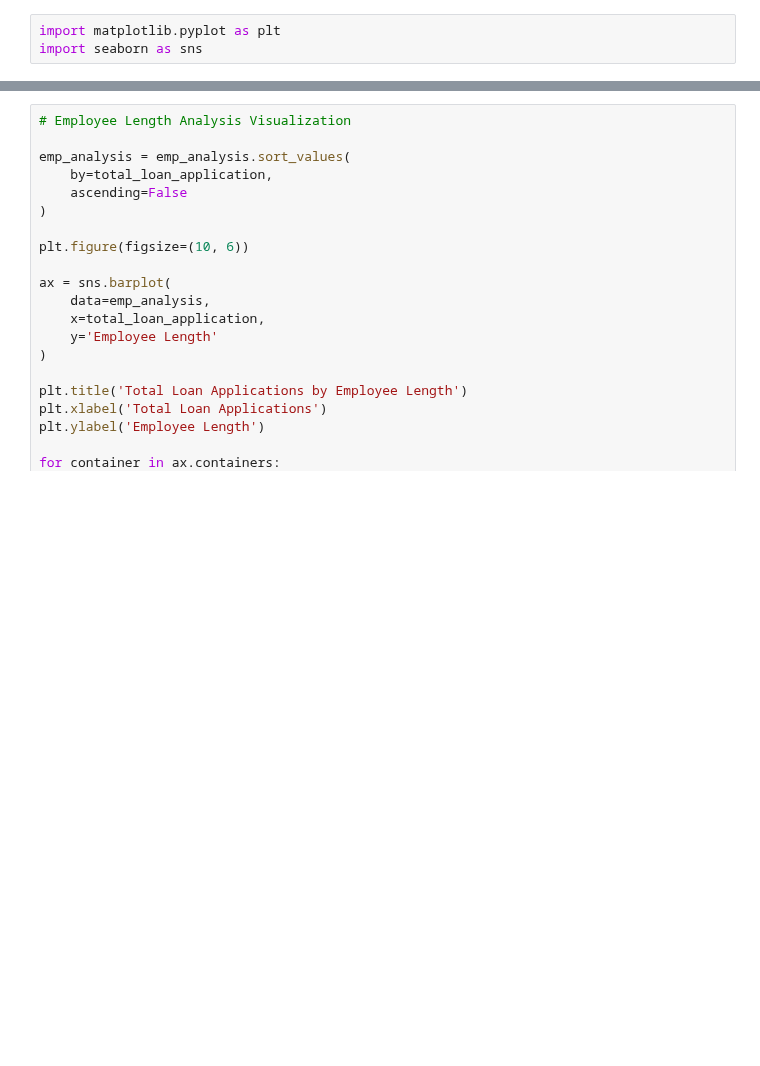
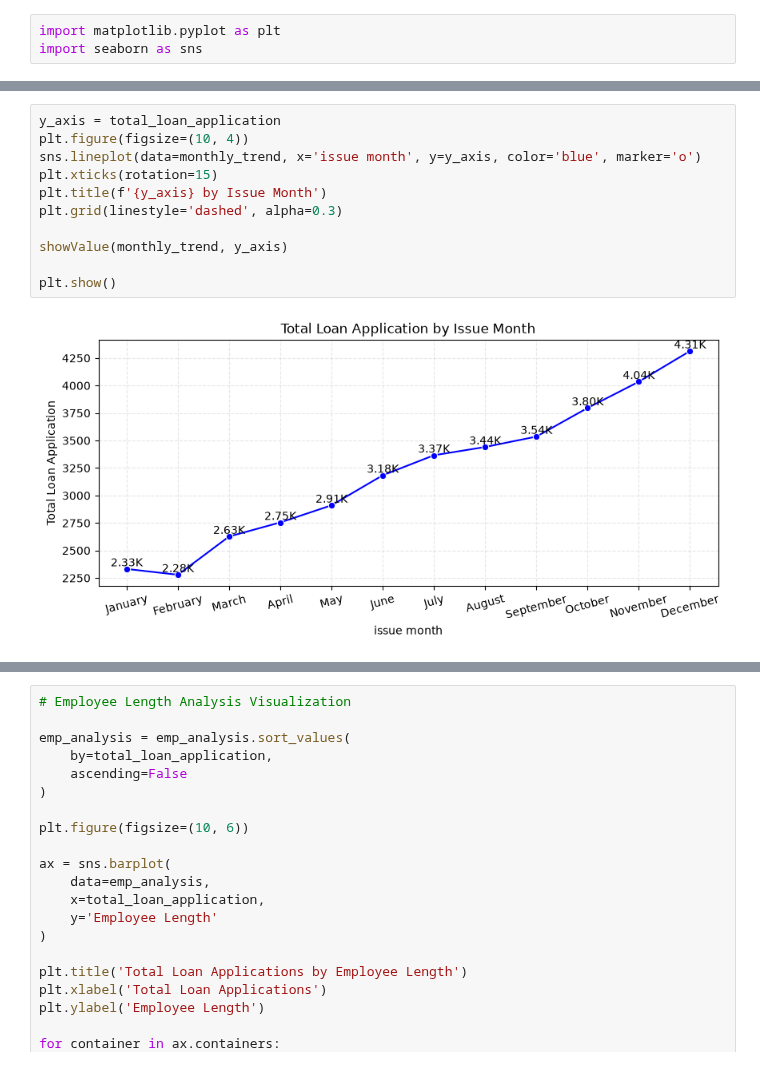
Before and after one commit to riteshchaudhary375/Adv-Data-Analysis-Projects---Sept-2026, a Jupyter notebook: 2. Python Analysis/3. Financial Loan Analysis.ipynb, the cells around one changed output, grey strips where cells are left out. Drawn from its saved outputs; the diff is of its cells as text; blank space fills up the shorter version.

```diff
--- a/2. Python Analysis/3. Financial Loan Analysis.ipynb
+++ b/2. Python Analysis/3. Financial Loan Analysis.ipynb
@@ -486,0 +504,13 @@ monthly_trend.columns = monthly_trend.columns.str.replace('_', ' ', regex=False)
+# %%
+y_axis = total_loan_application
+plt.figure(figsize=(10, 4))
+sns.lineplot(data=monthly_trend, x='issue month', y=y_axis, color='blue', marker='o')
+plt.xticks(rotation=15)
+plt.title(f'{y_axis} by Issue Month')
+plt.grid(linestyle='dashed', alpha=0.3)
+
+showValue(monthly_trend, y_axis)
+
+plt.show()
+# %% [output]
+[figure, added]
```
Also changed, not shown: parts of 33 cells of this notebook.
